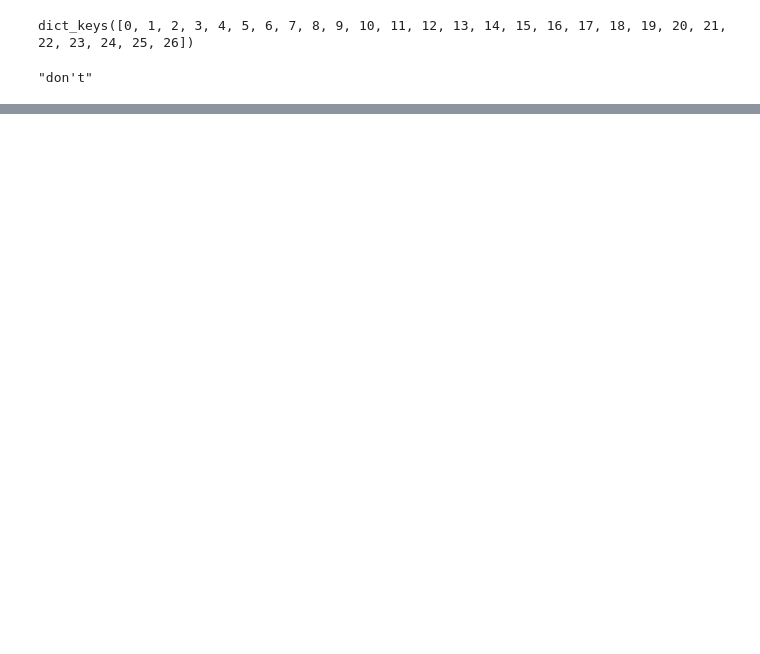
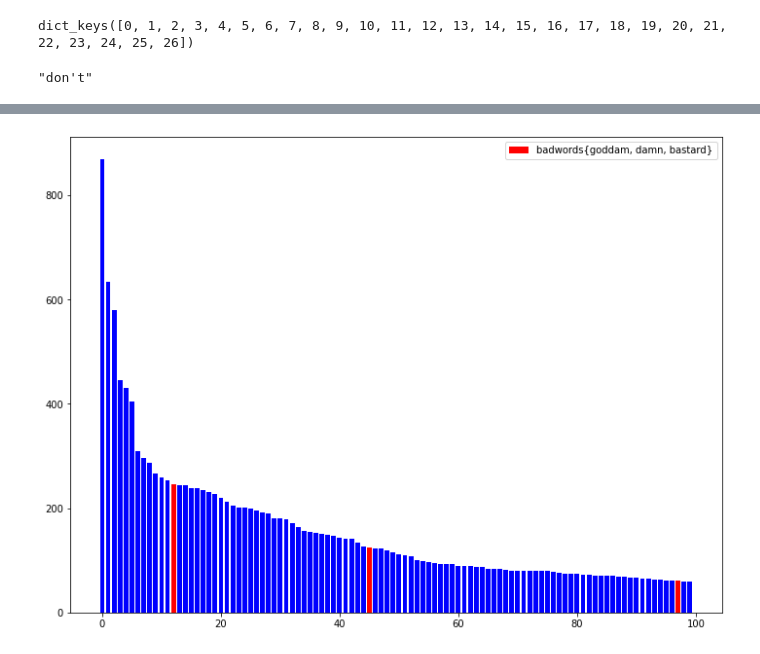
Before and after one commit to dhsong95/the-catcher-in-the-rye, a Jupyter notebook: notebooks/The Catehr in the Rye.ipynb, the cells around one changed output, grey strips where cells are left out. Drawn from its saved outputs; the diff is of its cells as text; code cells hidden in the pictures; blank space fills up the shorter version.

Commit message:
Word Frequency Analysis

```diff
--- a/notebooks/The Catehr in the Rye.ipynb
+++ b/notebooks/The Catehr in the Rye.ipynb
@@ -308,0 +289,9 @@ sorted(apostrophe_counter.items(), key=lambda x: x[1], reverse=True)
+# %%
+chapter_bow = {n:list() for n in chapter_processed.keys()}
+for n, chapter in chapter_processed.items():
+    words = list()
+    for sentence in chapter:
+        words += sentence.split()
+    chapter_bow[n] = words
+
+chapter_bow[0]
@@ -308,0 +311,8 @@ sorted(apostrophe_counter.items(), key=lambda x: x[1], reverse=True)
+# %%
+from collections import Counter
+
+chapter_counter = {n:list() for n in chapter_processed.keys()}
+for n, bow in chapter_bow.items():
+    counter = Counter(bow)
+    chapter_counter[n] = counter.most_common(100)
+chapter_counter[0]
@@ -308,0 +346,13 @@ sorted(apostrophe_counter.items(), key=lambda x: x[1], reverse=True)
+# %%
+from nltk.corpus import stopwords
+
+words = list()
+for n, bow in chapter_bow.items():
+    for word in bow:
+        if word in stopwords.words('english'):
+            continue
+        words.append(word)
+
+counter = Counter(words)
+word_df = pd.DataFrame(counter.most_common(100), columns=['word', 'frequency'])
+word_df.head(30)
@@ -308,0 +377,12 @@ sorted(apostrophe_counter.items(), key=lambda x: x[1], reverse=True)
+# %%
+badwords = ['goddam', 'damn', 'bastard']
+badword_index = word_df[word_df.word.isin(badwords)].index
+non_badword_index = word_df[~word_df.word.isin(badwords)].index
+# %%
+plt.figure(figsize=(12, 9))
+plt.bar(x=badword_index, height=word_df.loc[badword_index, 'frequency'], color='r', label='badwords{goddam, damn, bastard}')
+plt.bar(x=non_badword_index, height=word_df.loc[non_badword_index, 'frequency'], color='b')
+plt.legend()
+plt.show()
+# %% [output]
+[figure, added]
```
Also changed, not shown: parts of 13 cells of this notebook, 1 other file.
